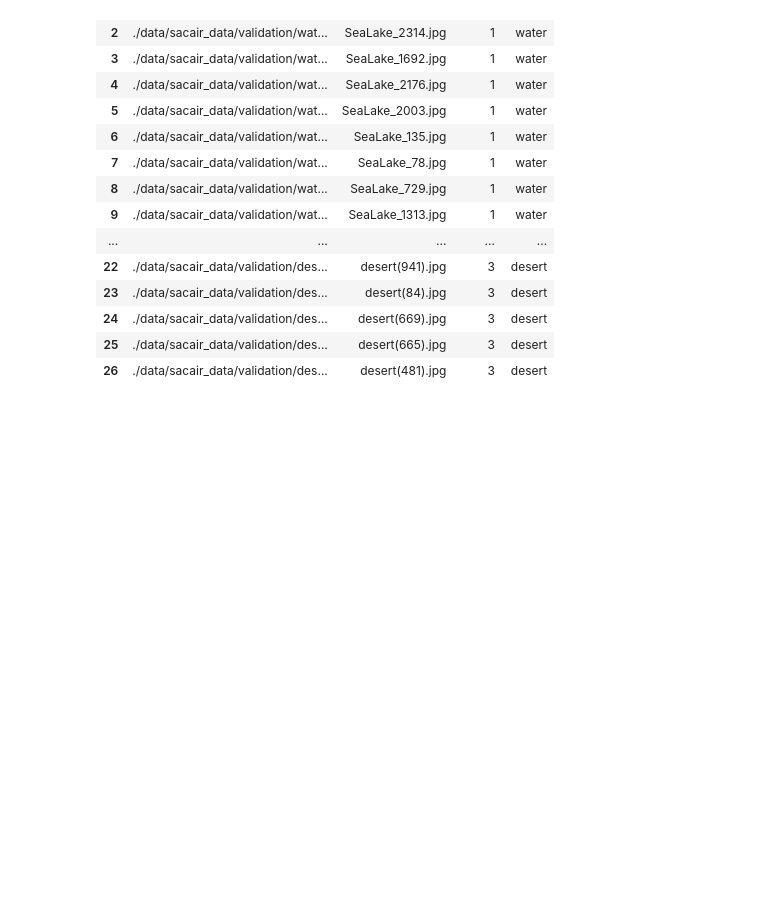
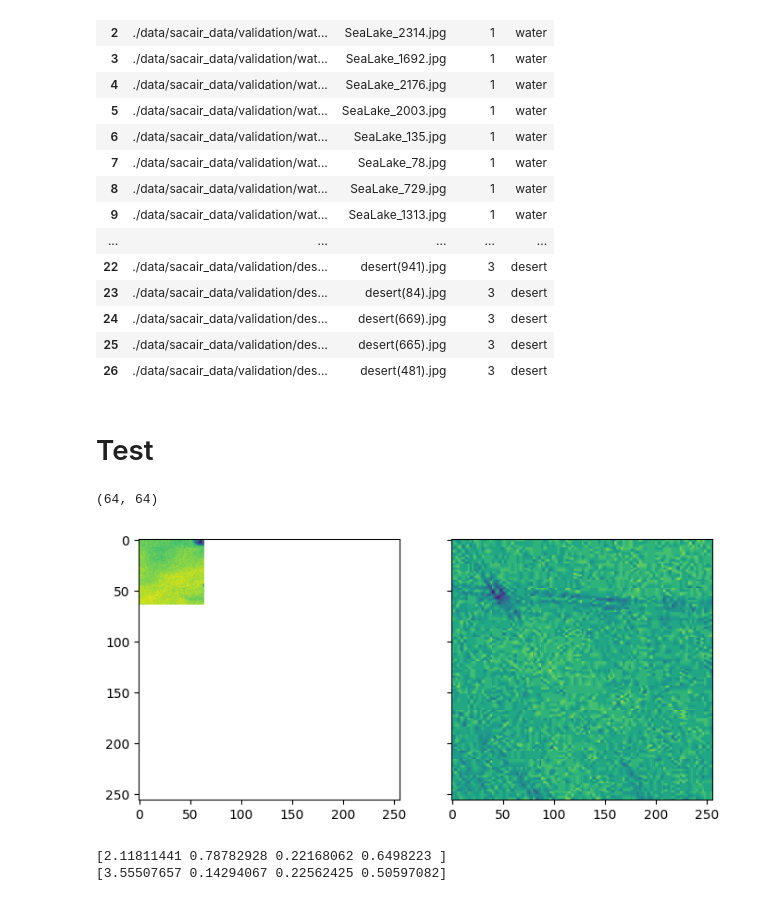
Before and after one commit to kibambe-0167/sacair-satelite-competition, a Jupyter notebook: data_load.ipynb, the cells around one changed output. Saved outputs shown, nothing was run; the diff lists cells and outputs as text; code cells hidden in the pictures; blank space fills up the shorter version.

```diff
--- a/data_load.ipynb
+++ b/data_load.ipynb
@@ -120,3 +120,42 @@ eval
 eval = eval.sample(frac=1, random_state=18).reset_index(drop=True)
 eval
 eval.to_csv("eval.csv", index=False)
+# %% [markdown]
+# Test
+# %%
+image = cv2.imread("./data/sacair_data/validation/water/SeaLake_1313.jpg", 0)
+image1 = cv2.imread("./data/sacair_data/validation/desert/desert(941).jpg", 0)
+print(image.shape)
+
+fix, (ax1, ax2) = plt.subplots(1, 2, figsize=(8, 4), sharey=True, sharex=True )
+ax1.imshow(image)
+
+ax2.imshow(image1)
+plt.show()
+# %% [output]
+(64, 64)
+[figure, added]
+# %%
+import skimage
+import numpy as np
+from skimage.feature import graycomatrix, graycoprops
+
+def haralick(image):
+    try:
+        # Construct the GLCM with specified parameters (such as distance and angles)
+        glcm = graycomatrix(image, distances=[5], angles=[0], levels=256, symmetric=True, normed=True)
+
+        # Calculate Haralick texture properties (contrast, correlation, energy, etc.)
+        properties = ['contrast', 'correlation', 'energy', 'homogeneity']
+        textures = {prop: graycoprops(glcm, prop)[0, 0] for prop in properties}
+
+        return np.array(list(textures.values()))
+    except Exception as e:
+        print(f"Haralick features: {e}")
+
+
+print(haralick(image))
+print(haralick(image1))
+# %% [output]
+[2.11811441 0.78782928 0.22168062 0.6498223 ]
+[3.55507657 0.14294067 0.22562425 0.50597082]
```
Also changed, not shown: 5 other files.
